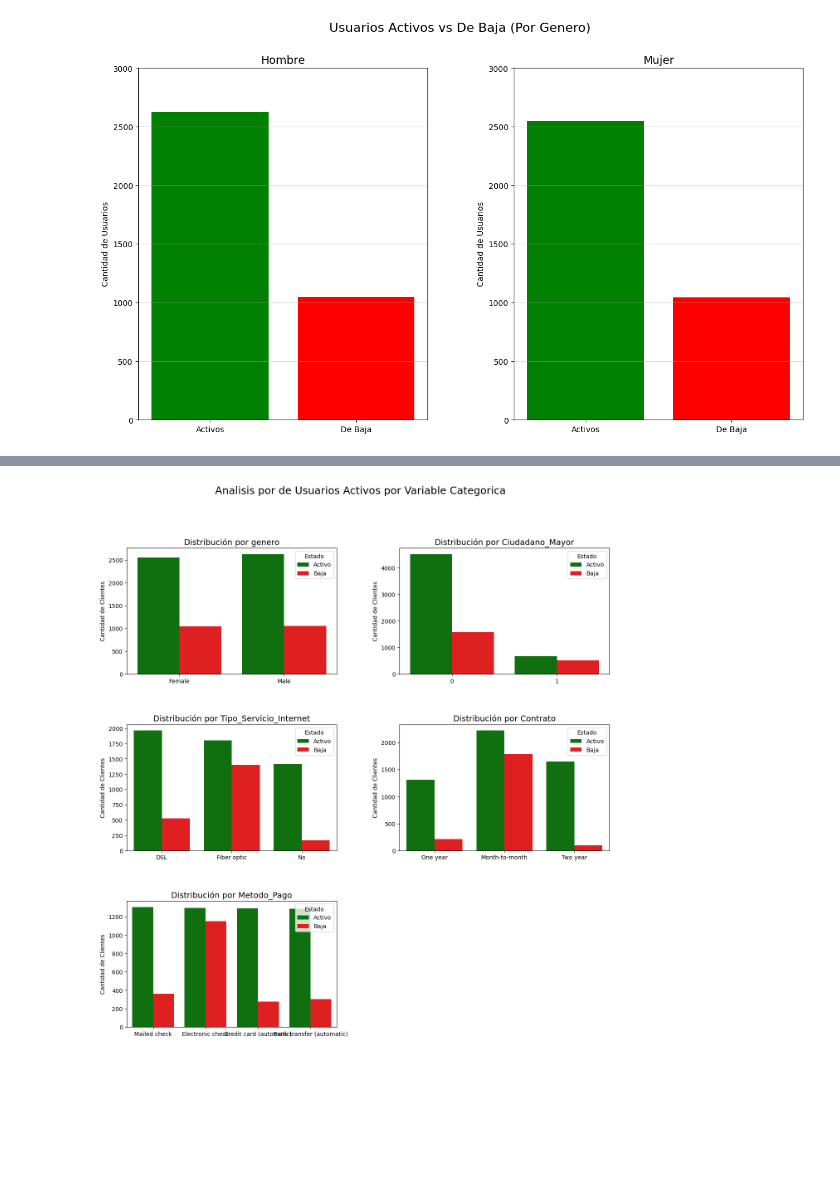
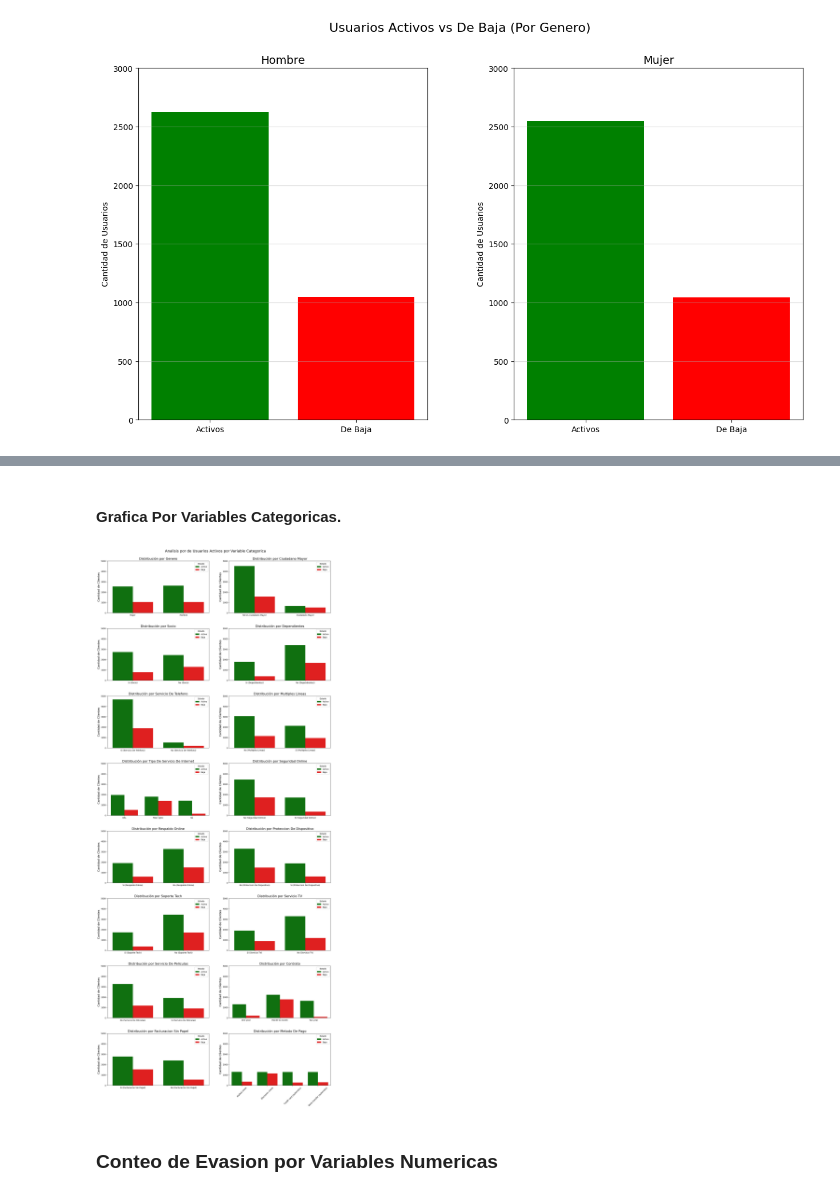
Before and after one commit to MrX7Torres/Challenge-TelecomX, a Jupyter notebook: Analisis_TelecomX.ipynb, the cells around one changed output, grey strips where cells are left out. Drawn from its saved outputs; the diff is of its cells as text; code cells hidden in the pictures; blank space fills up the shorter version.

Commit message:
Borrador Final - Ya con Graficas terminadas y un Informe Final casi completo.

```diff
--- a/Analisis_TelecomX.ipynb
+++ b/Analisis_TelecomX.ipynb
@@ -533,0 +499,7 @@ df
+# %%
+df_analisis['Usuario Activo'] = df_analisis['Usuario Activo'].replace({0:'De Baja', 1:'Activo'})
+df_analisis['Ciudadano Mayor'] = df_analisis['Ciudadano Mayor'].replace({0:'NO es ciudadano Mayor', 1:'Ciudadano Mayor'})
+df_analisis['Genero'] = df_analisis['Genero'].replace({'Male':'Hombre', 'Female':'Mujer'})
+# %%
+for col in columnas_si_no:
+  df_analisis[col] = df_analisis[col].replace({'Si':f'Si ({col})', 'No':f'No ({col})'})
@@ -533,0 +542,7 @@ df
+# %%
+columnas_no_analizar = ['ID_Cliente', 'Usuario Activo', 'Cargo Por Mes','Cargo Total','Cargos Diarios', 'Meses De Tenencia']
+# %%
+columnas_analizar = df_analisis.columns.tolist()
+for x in columnas_no_analizar:
+  columnas_analizar.remove(x)
+columnas_analizar
@@ -534,26 +566,37 @@ df
+# %% [markdown]
+#### Grafica Por Variables Categoricas.
 # %%
-columnas_analisis = ['genero', 'Ciudadano_Mayor', 'Tipo_Servicio_Internet', 'Contrato', 'Metodo_Pago']
-num_graficas = len(columnas_analisis)
+num_graficas = len(columnas_analizar)
 columnas = 2
 filas = math.ceil(num_graficas / columnas)
 
-fig, axs = plt.subplots(filas, columnas, figsize=(15, 5 * filas))
-fig.subplots_adjust(hspace=0.4, wspace=0.3)
+fig, axs = plt.subplots(filas, columnas, figsize=(20, 5 * filas))
+fig.subplots_adjust(hspace=0.3, wspace=0.2, top=0.96, bottom=0.05)
 fig.suptitle("Analisis por de Usuarios Activos por Variable Categorica", fontsize=18)
 
 axs = axs.ravel()
 
-for i, col in enumerate(columnas_analisis):
-  sns.countplot(x= col, hue='Usuario_Activo', data=df, ax=axs[i], palette=['green', 'red'])
+for i, col in enumerate(columnas_analizar):
+  sns.countplot(x= col, hue='Usuario Activo', data=df_analisis, ax=axs[i], palette=['green', 'red'])
 
-  axs[i].set_title(f'Distribución por {col}', fontsize=14)
-  axs[i].set_ylabel('Cantidad de Clientes')
+  axs[i].set_title(f'Distribución por {col}', fontsize=16)
+  axs[i].set_ylabel('Cantidad de Clientes', fontsize=14)
   axs[i].set_xlabel('')
   axs[i].legend(title='Estado', labels=['Activo', 'Baja'])
+  if col == 'Metodo De Pago':
+        axs[i].tick_params(axis='x', rotation=45)
+
+ymin = 0
+ymax = 5000
+
+for ax in axs.ravel():
+    ax.set_ylim(ymin, ymax)
 
 for i in range(num_graficas, len(axs)):
     axs[i].axis('off')
 
 plt.show()
 # %% [output]
-[figure, old version]
+[figure, new version]
+# %% [markdown]
+### Conteo de Evasion por Variables Numericas
```
Also changed, not shown: parts of 70 cells of this notebook.
